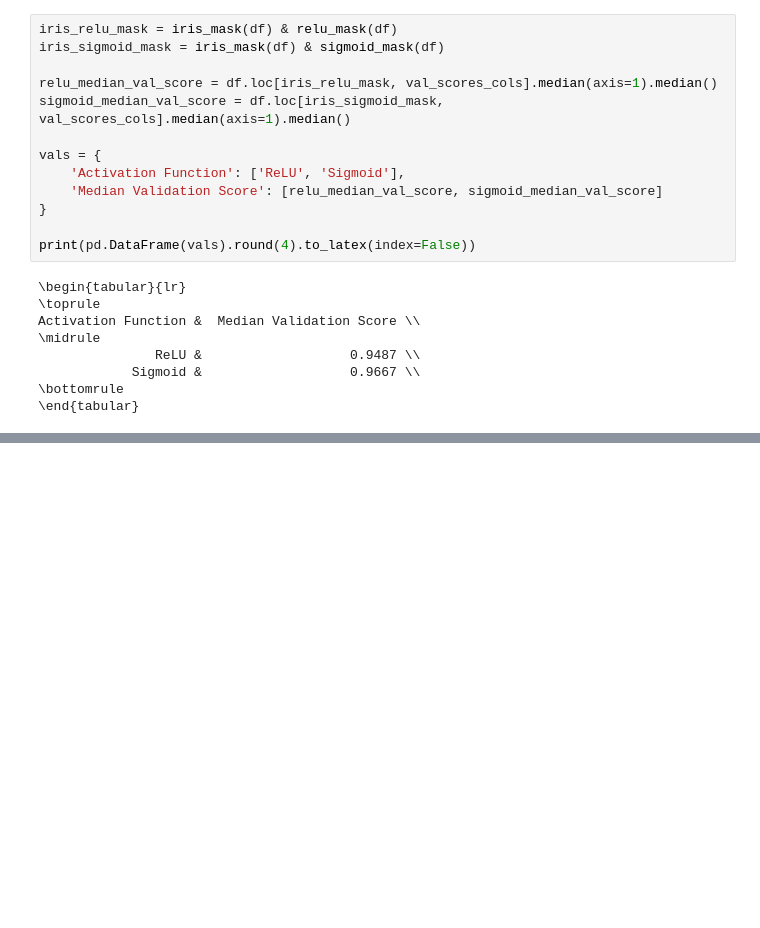
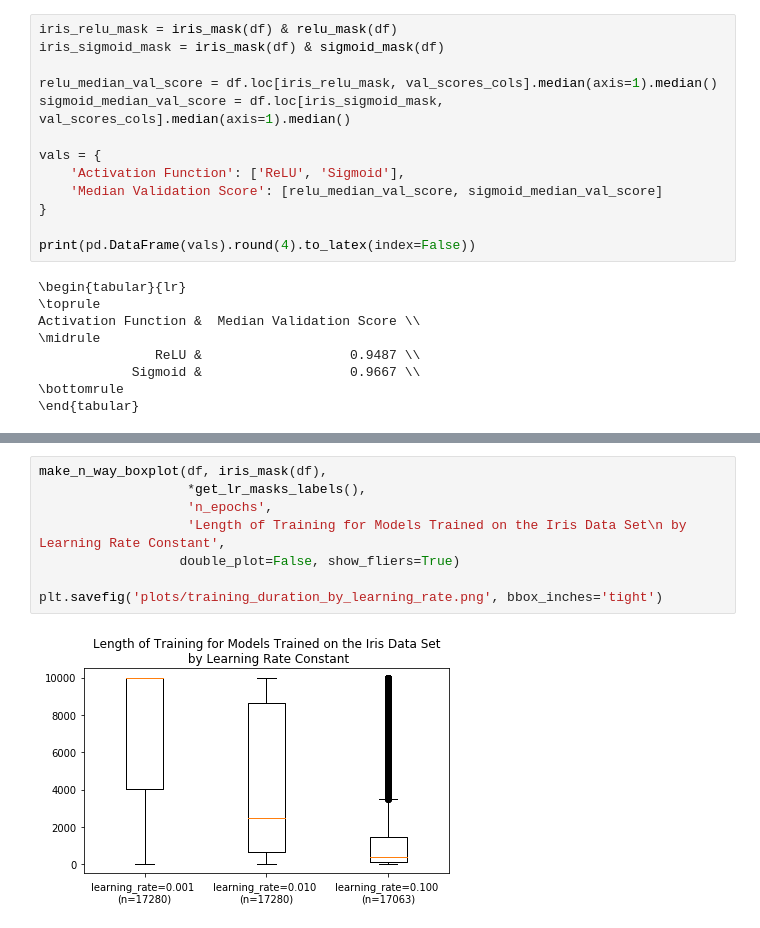
Before and after one commit to AnthonyDickson/Neural-Networks, a Jupyter notebook: notebooks/Figures for the Report.ipynb, the cells around one changed output, grey strips where cells are left out. Cells and saved outputs as stored; diff of their text form; blank space fills up the shorter version.

```diff
--- a/notebooks/Figures for the Report.ipynb
+++ b/notebooks/Figures for the Report.ipynb
@@ -380,0 +443,10 @@ fig.savefig('plots/validation_scores_by_activation_func.png', bbox_inches='tight
+# %%
+make_n_way_boxplot(df, iris_mask(df),
+                   *get_lr_masks_labels(),
+                   'n_epochs',
+                   'Length of Training for Models Trained on the Iris Data Set\n by Learning Rate Constant',
+                  double_plot=False, show_fliers=True)
+
+plt.savefig('plots/training_duration_by_learning_rate.png', bbox_inches='tight')
+# %% [output]
+[figure, added]
```
Also changed, not shown: parts of 9 cells of this notebook, 2 other files.
